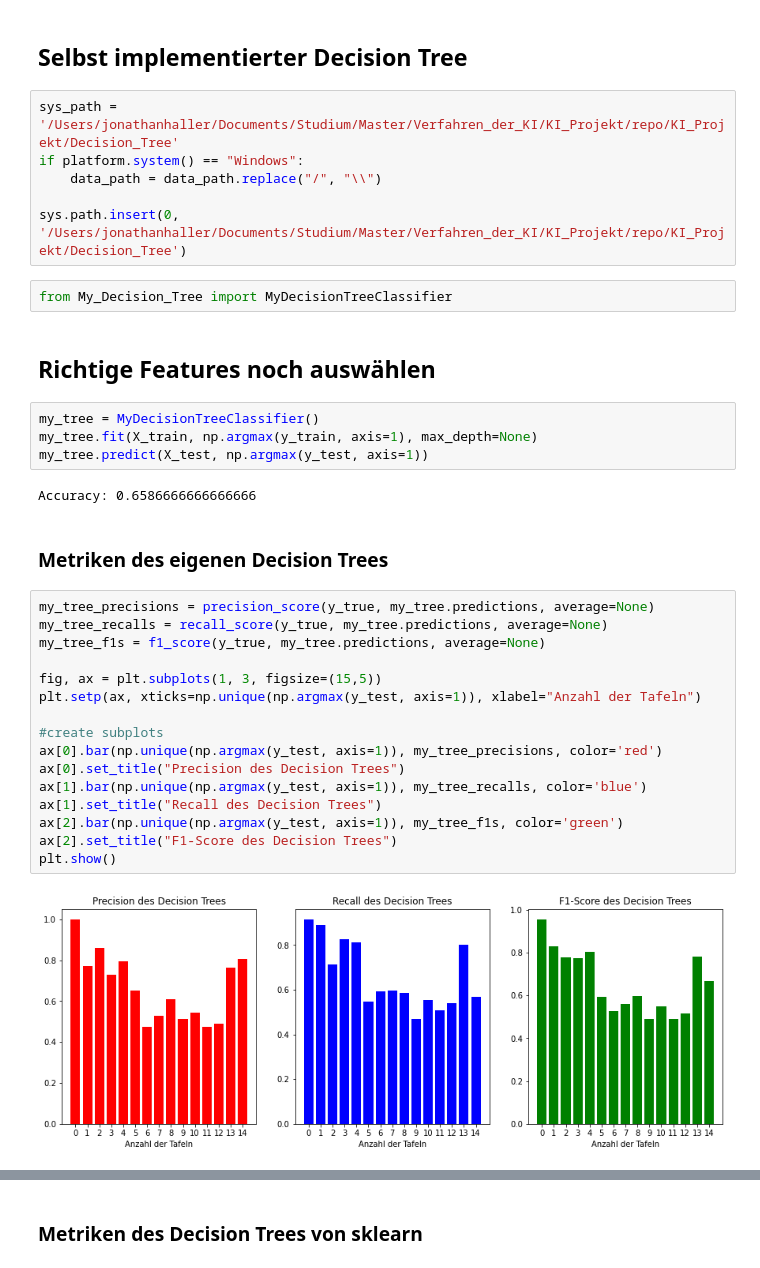
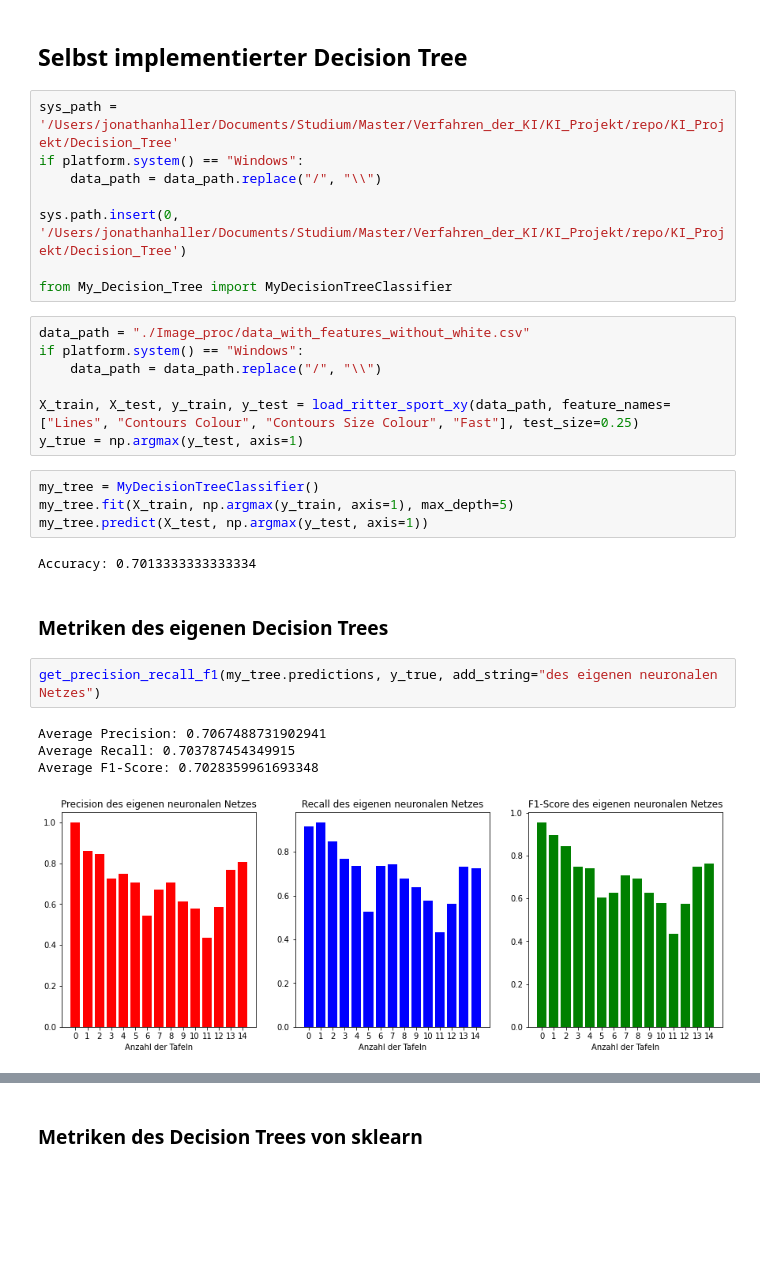
Before and after one commit to hajo1038/KI_Projekt, a Jupyter notebook: Presentation_Notebook.ipynb, the cells around one changed output, grey strips where cells are left out. Drawn from its saved outputs; the diff is of its cells as text; blank space fills up the shorter version.

```diff
--- a/Presentation_Notebook.ipynb
+++ b/Presentation_Notebook.ipynb
@@ -238,36 +217,30 @@ if platform.system() == "Windows":
     data_path = data_path.replace("/", "\\")
 
 sys.path.insert(0, '/Users/jonathanhaller/Documents/Studium/Master/Verfahren_der_KI/KI_Projekt/repo/KI_Projekt/Decision_Tree')
+
+from My_Decision_Tree import MyDecisionTreeClassifier
 # %%
-from My_Decision_Tree import MyDecisionTreeClassifier
+data_path = "./Image_proc/data_with_features_without_white.csv"
+if platform.system() == "Windows":
+    data_path = data_path.replace("/", "\\")
+
+X_train, X_test, y_train, y_test = load_ritter_sport_xy(data_path, feature_names=["Lines", "Contours Colour", "Contours Size Colour", "Fast"], test_size=0.25)
+y_true = np.argmax(y_test, axis=1)
-# %% [markdown]
-## Richtige Features noch auswählen
 # %%
 my_tree = MyDecisionTreeClassifier()
-my_tree.fit(X_train, np.argmax(y_train, axis=1), max_depth=None)
+my_tree.fit(X_train, np.argmax(y_train, axis=1), max_depth=5)
 my_tree.predict(X_test, np.argmax(y_test, axis=1))
 # %% [output]
-Accuracy: 0.6586666666666666
+Accuracy: 0.7013333333333334
 # %% [markdown]
 ### Metriken des eigenen Decision Trees
 # %%
-my_tree_precisions = precision_score(y_true, my_tree.predictions, average=None)
-my_tree_recalls = recall_score(y_true, my_tree.predictions, average=None)
-my_tree_f1s = f1_score(y_true, my_tree.predictions, average=None)
-
-fig, ax = plt.subplots(1, 3, figsize=(15,5))
-plt.setp(ax, xticks=np.unique(np.argmax(y_test, axis=1)), xlabel="Anzahl der Tafeln")
-
-#create subplots
-ax[0].bar(np.unique(np.argmax(y_test, axis=1)), my_tree_precisions, color='red')
-ax[0].set_title("Precision des Decision Trees")
-ax[1].bar(np.unique(np.argmax(y_test, axis=1)), my_tree_recalls, color='blue')
-ax[1].set_title("Recall des Decision Trees")
-ax[2].bar(np.unique(np.argmax(y_test, axis=1)), my_tree_f1s, color='green')
-ax[2].set_title("F1-Score des Decision Trees")
-plt.show()
+get_precision_recall_f1(my_tree.predictions, y_true, add_string="des eigenen neuronalen Netzes")
 # %% [output]
+Average Precision: 0.7067488731902941
+Average Recall: 0.703787454349915
+Average F1-Score: 0.7028359961693348
-[figure, old version]
+[figure, new version]
 # %%
 ConfusionMatrixDisplay.from_predictions(y_true, my_tree.predictions)
 # %% [output]
```
Also changed, not shown: parts of 56 cells of this notebook, 1 other file.
